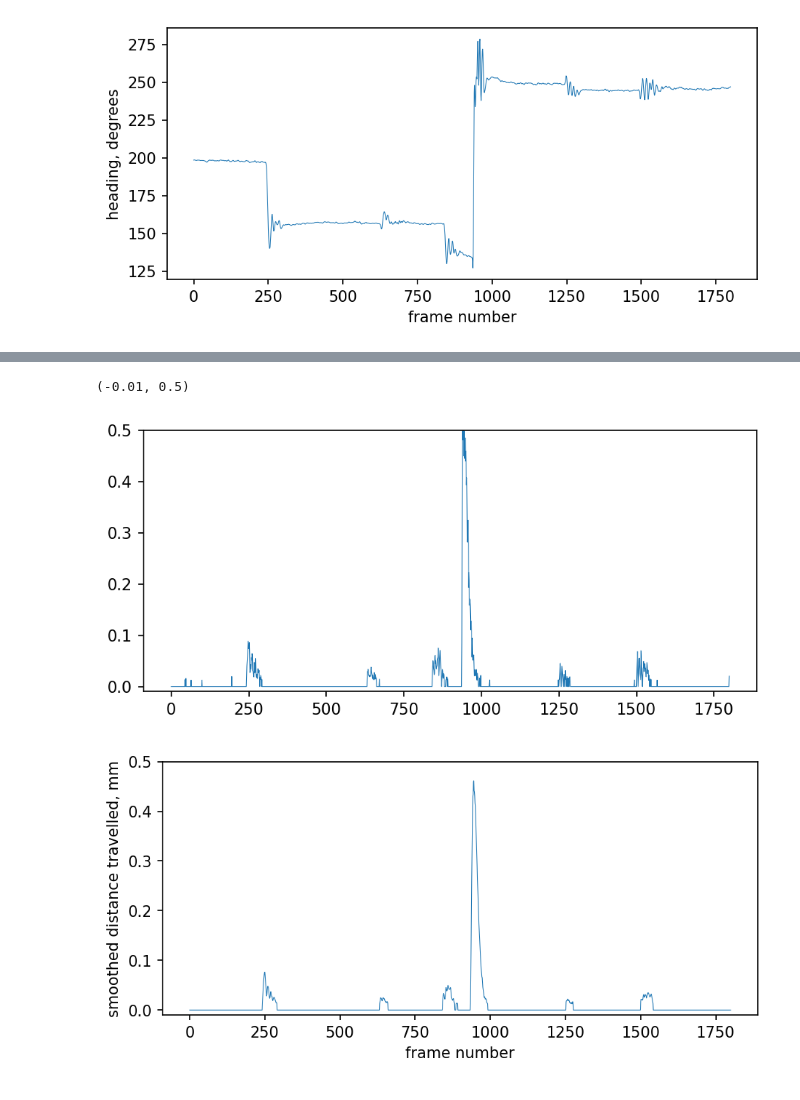
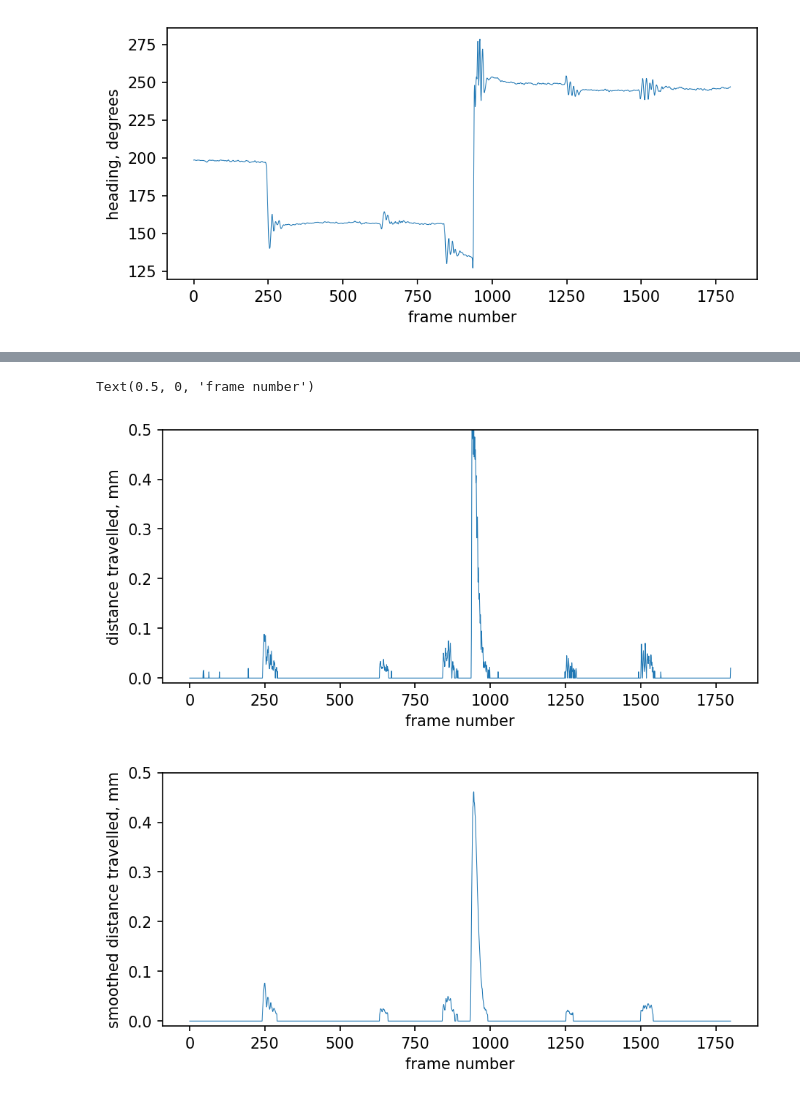
Before and after one commit to Scott-Lab-QBI/Scholz_et_al_2025_DLC-SLEAP_Analysis, a Jupyter notebook: Python/functionalities_test.ipynb, the cells around one changed output, grey strips where cells are left out. Cells and saved outputs as stored; diff of their text form; code cells hidden in the pictures.

```diff
--- a/Python/functionalities_test.ipynb
+++ b/Python/functionalities_test.ipynb
@@ -1075,9 +1077,11 @@ plt.plot(all_metrics[('turn_angles', 'turn_angles')], linewidth=0.5)
 # %%
 plt.plot(all_metrics[('mean_body_keypoint', 'dist_travelled')], linewidth=0.5)
 plt.ylim([-0.01, 0.5])
+plt.ylabel('distance travelled, mm')
+plt.xlabel('frame number')
 # %% [output]
-(-0.01, 0.5)
+Text(0.5, 0, 'frame number')
-[figure, old version]
+[figure, new version]
 # %%
 plt.plot(all_metrics[('mean_body_keypoint', 'dist_travelled_smooth')], linewidth=0.5)
 plt.ylim([-0.01, 0.5])
```
Also changed, not shown: parts of 2 cells of this notebook.
